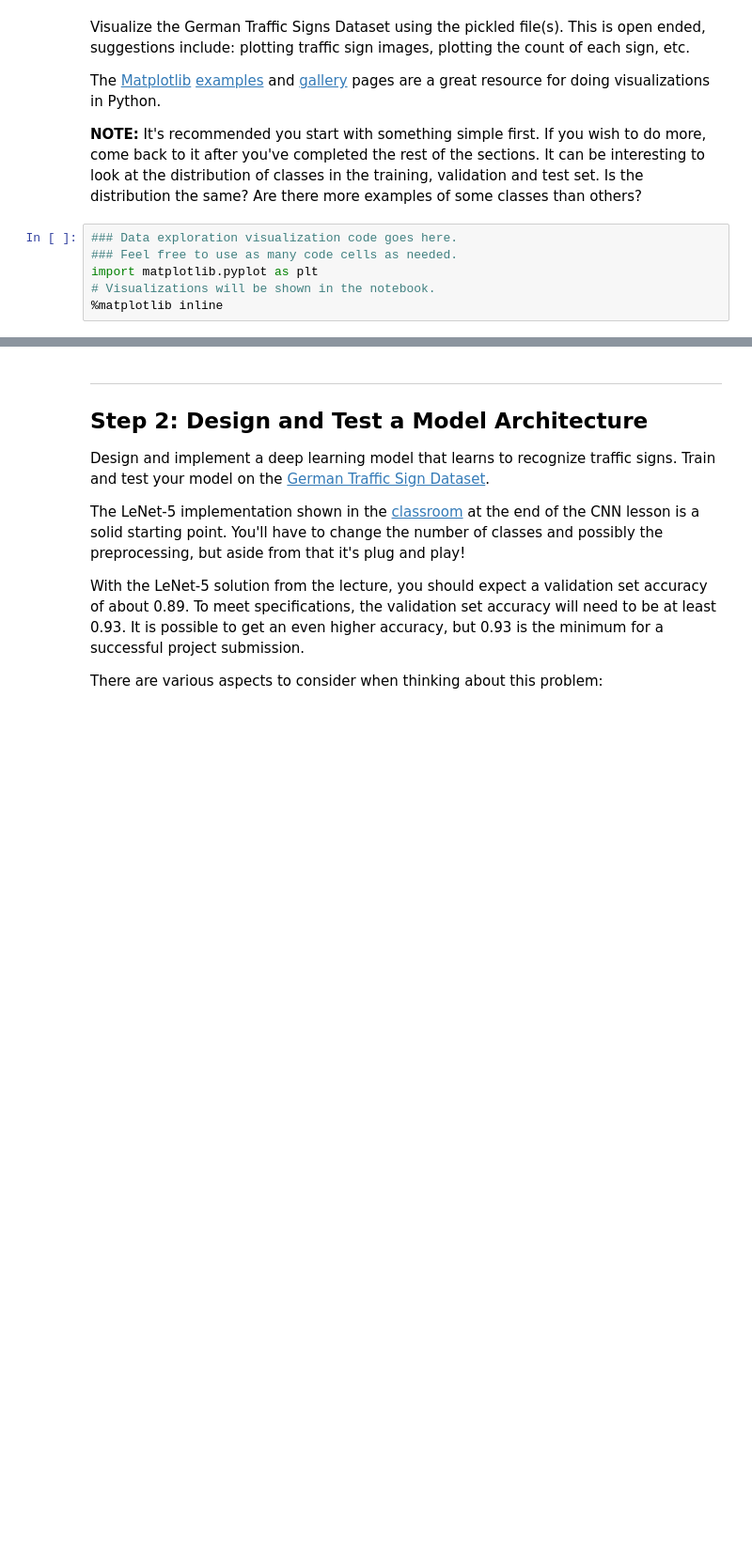
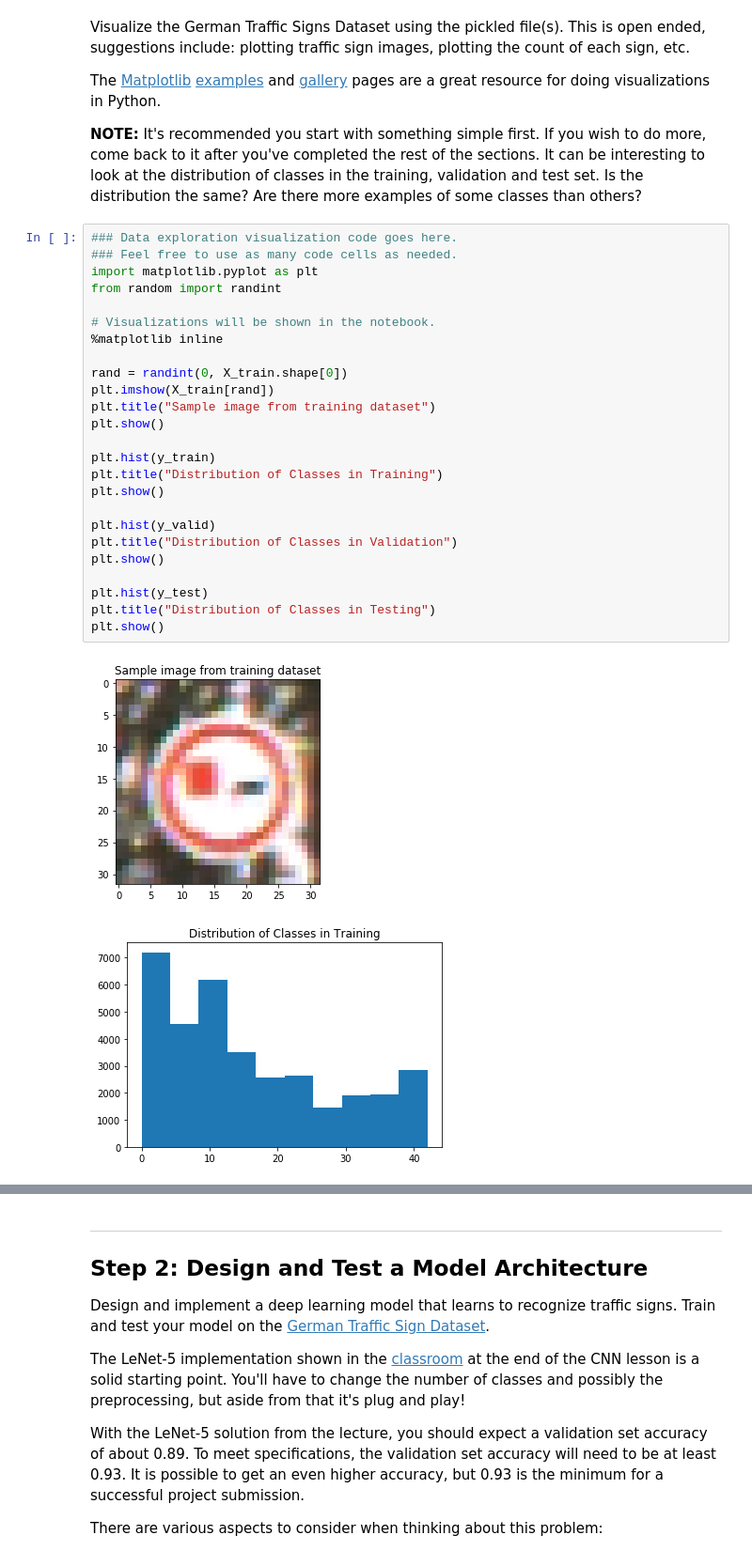
Before and after one commit to PedroHRPBS/CarND-Traffic-Sign-Classifier-Project, a Jupyter notebook: Traffic_Sign_Classifier.ipynb, the cells around one changed output, grey strips where cells are left out. Shown at 94% size. Saved outputs shown, nothing was run; the diff lists cells and outputs as text; blank space fills up the shorter version.

Commit message:
feat: Add some data visualization

```diff
--- a/Traffic_Sign_Classifier.ipynb
+++ b/Traffic_Sign_Classifier.ipynb
@@ -93,6 +93,28 @@ The [Matplotlib](http://matplotlib.org/) [examples](http://matplotlib.org/exampl
 # %%
 ### Data exploration visualization code goes here.
 ### Feel free to use as many code cells as needed.
 import matplotlib.pyplot as plt
+from random import randint
+
 # Visualizations will be shown in the notebook.
 %matplotlib inline
+
+rand = randint(0, X_train.shape[0])
+plt.imshow(X_train[rand])
+plt.title("Sample image from training dataset")
+plt.show()
+
+plt.hist(y_train)
+plt.title("Distribution of Classes in Training")
+plt.show()
+
+plt.hist(y_valid)
+plt.title("Distribution of Classes in Validation")
+plt.show()
+
+plt.hist(y_test)
+plt.title("Distribution of Classes in Testing")
+plt.show()
+# %% [output]
+[figure, added]
+[figure, added]
```
Also changed, not shown: parts of 1 cell of this notebook.
